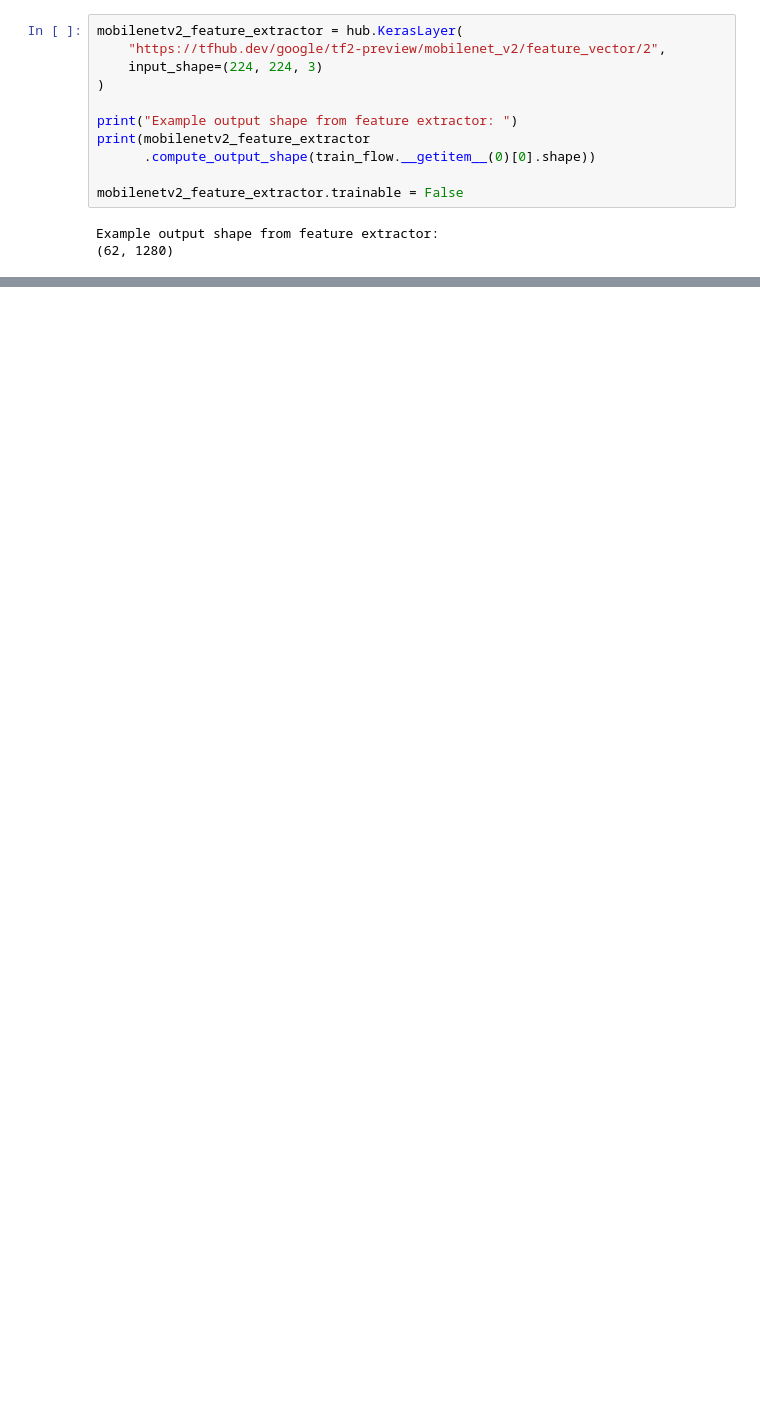
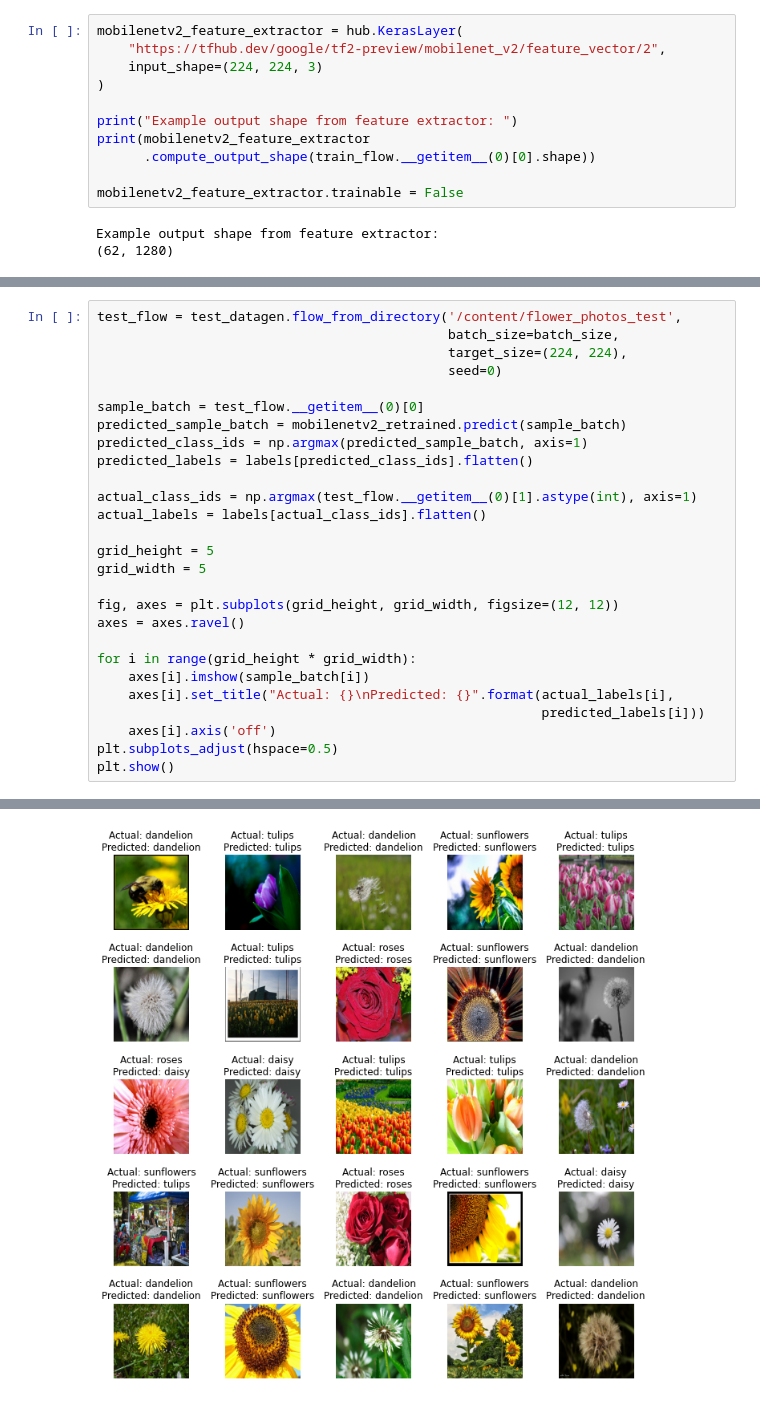
Before and after one commit to guilhermedom/mobilenet-transfer-learning-flowers, a Jupyter notebook: notebooks/1.0-gdfs-mobilenetv2-transfer-learning-flowers.ipynb, the cells around one changed output, grey strips where cells are left out. Saved outputs shown, nothing was run; the diff lists cells and outputs as text; blank space fills up the shorter version.

```diff
--- a/notebooks/1.0-gdfs-mobilenetv2-transfer-learning-flowers.ipynb
+++ b/notebooks/1.0-gdfs-mobilenetv2-transfer-learning-flowers.ipynb
@@ -239,0 +275,28 @@ predicted_label = np.argmax(predicted_sample_batch)
+# %%
+test_flow = test_datagen.flow_from_directory('/content/flower_photos_test',
+                                             batch_size=batch_size,
+                                             target_size=(224, 224),
+                                             seed=0)
+
+sample_batch = test_flow.__getitem__(0)[0]
+predicted_sample_batch = mobilenetv2_retrained.predict(sample_batch)
+predicted_class_ids = np.argmax(predicted_sample_batch, axis=1)
+predicted_labels = labels[predicted_class_ids].flatten()
+
+actual_class_ids = np.argmax(test_flow.__getitem__(0)[1].astype(int), axis=1)
+actual_labels = labels[actual_class_ids].flatten()
+
+grid_height = 5
+grid_width = 5
+
+fig, axes = plt.subplots(grid_height, grid_width, figsize=(12, 12))
+axes = axes.ravel()
+
+for i in range(grid_height * grid_width):
+    axes[i].imshow(sample_batch[i])
+    axes[i].set_title("Actual: {}\nPredicted: {}".format(actual_labels[i],
+                                                         predicted_labels[i]))
+    axes[i].axis('off')
+plt.subplots_adjust(hspace=0.5)
+plt.show()
+# %% [output]
@@ -239,0 +305 @@ predicted_label = np.argmax(predicted_sample_batch)
+[figure, added]
```
Also changed, not shown: parts of 13 cells of this notebook.
